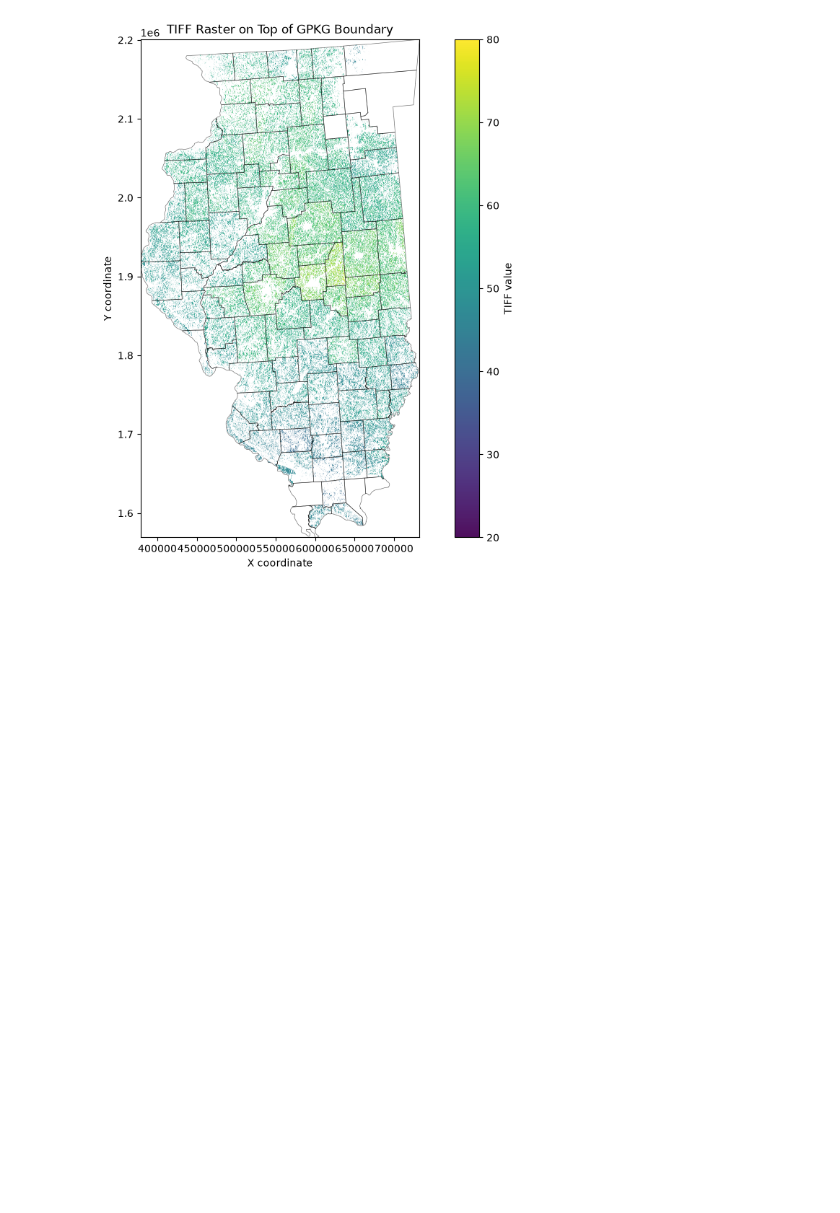
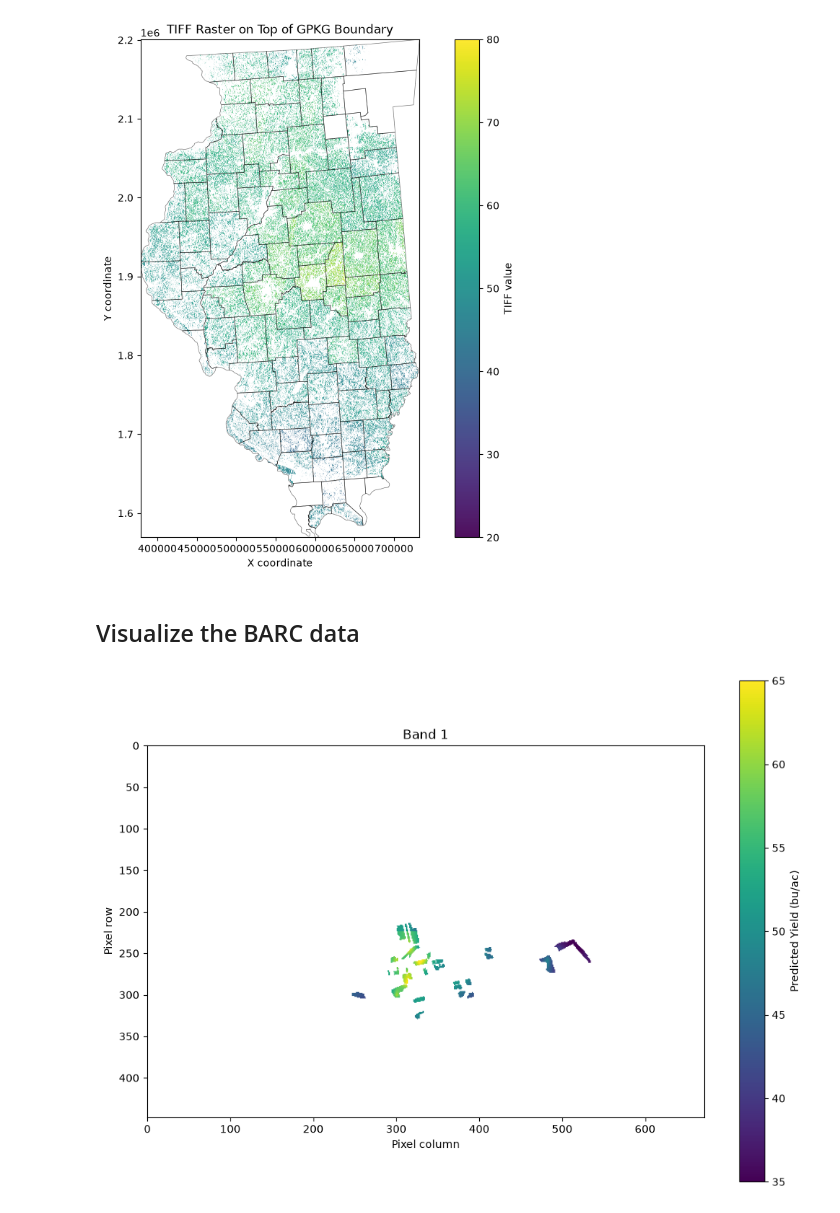
Before and after one commit to samarranjit/EO-based-yield-prediction, a Jupyter notebook: notebooks/visualization.ipynb, the cells around one changed output. Cells and saved outputs as stored; diff of their text form; code cells hidden in the pictures; blank space fills up the shorter version.

```diff
--- a/notebooks/visualization.ipynb
+++ b/notebooks/visualization.ipynb
@@ -815,3 +815,34 @@ colorbar.set_label(
 print(f"Saved: {OUTPUT_PNG}")
 
 plt.show()
+# %% [markdown]
+## Visualize the BARC data
+# %%
+import rasterio
+import matplotlib.pyplot as plt
+
+# Settings
+file_path = "/home/cholab/LabMembers/Samar/EO-based-yield-prediction/model/outputs/predictions/barc_finetune_from_farm018_lr2e7/soybeans_BARC_2017_pred.tif"
+band = 1          # Band numbers start at 1
+vmin = 35          # Set to None for automatic minimum
+vmax = 65         # Set to None for automatic maximum
+cmap = "viridis"  # Other options: "YlGn", "RdYlGn", "gray"
+
+# Read the selected band; mask NoData pixels
+with rasterio.open(file_path) as src:
+    if not 1 <= band <= src.count:
+        raise ValueError(f"Band must be between 1 and {src.count}")
+    data = src.read(band, masked=True)
+
+# Plot
+fig, ax = plt.subplots(figsize=(10, 7))
+im = ax.imshow(data, cmap=cmap, vmin=vmin, vmax=vmax)
+fig.colorbar(im, ax=ax, label="Predicted Yield (bu/ac)")
+ax.set_title(f"Band {band}")
+ax.set_xlabel("Pixel column")
+ax.set_ylabel("Pixel row")
+plt.tight_layout()
+plt.savefig(f"/home/cholab/LabMembers/Samar/EO-based-yield-prediction/model/outputs/predictions/barc_finetune_from_farm018_lr2e7/soybeans_BARC_2017_pred.pdf", dpi=1200)
+plt.show()
+# %% [output]
+[figure, added]
```
Also changed, not shown: 14 other files.
